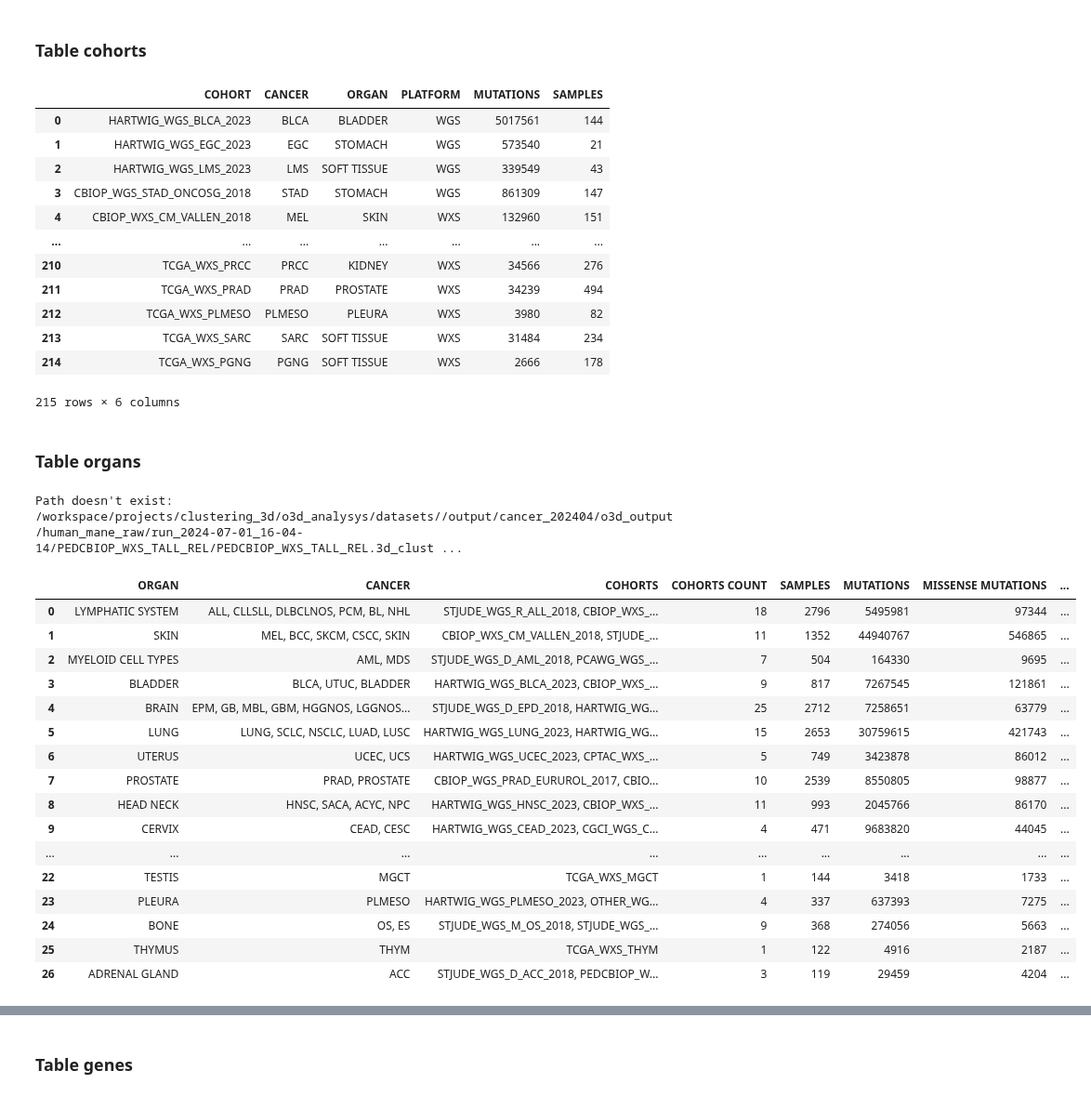
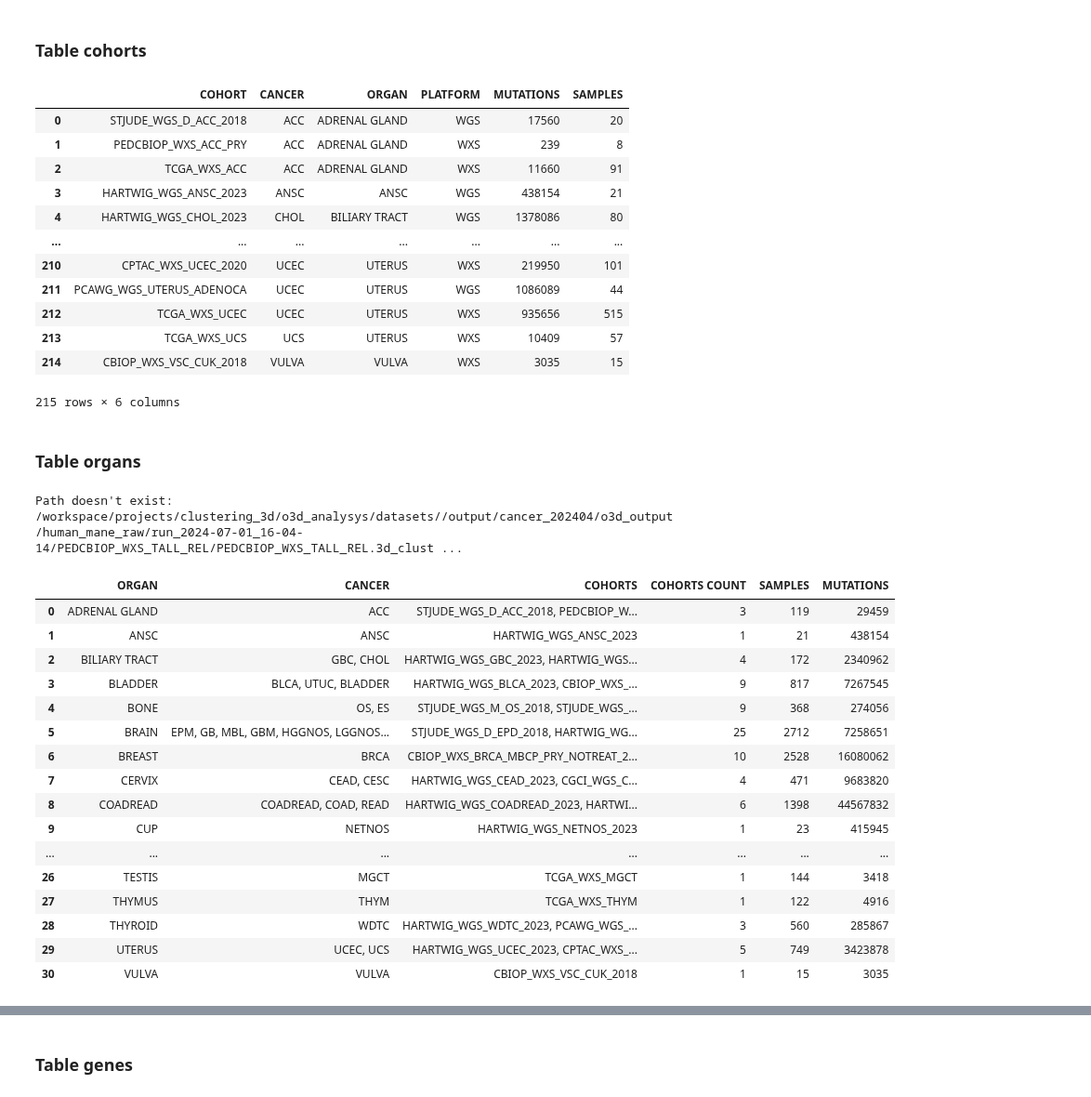
Before and after one commit to bbglab/oncodrive3d_paper, a Jupyter notebook: fig5_landscape_and_distributions/landscape.ipynb, the cells around one changed output, grey strips where cells are left out. Shown at 93% size. Saved outputs shown, nothing was run; the diff lists cells and outputs as text; code cells hidden in the pictures.

```diff
--- a/fig5_landscape_and_distributions/landscape.ipynb
+++ b/fig5_landscape_and_distributions/landscape.ipynb
@@ -1217,23 +1217,26 @@ cohort_df_table.ORGAN = cohort_df_table.ORGAN.str.replace("_", " ")
 cohort_df_table.ORGAN = cohort_df_table.ORGAN.str.replace("LYMPH", "LYMPHATIC SYSTEM")
 cohort_df_table.ORGAN = cohort_df_table.ORGAN.str.replace("MYELOID", "MYELOID CELL TYPES")
 cohort_df_table.COHORT = cohort_df_table.COHORT.str.replace("TCGA_WXS_SOFT_TISSUE", "TCGA_WXS_SARC")
+cohort_df_table.ORGAN = cohort_df_table.ORGAN.str.replace("_", " ")
+cohort_df_table.ORGAN = cohort_df_table.ORGAN.str.replace("SOFT TISSUE", "SARC")
 
 cohort_df_table.insert(2, "ORGAN", cohort_df_table.pop("ORGAN"))
+cohort_df_table = cohort_df_table.sort_values(["ORGAN", "CANCER"]).reset_index(drop=True)
 cohort_df_table.to_csv("data/cohorts.tsv", index=False, sep="\t")
 cohort_df_table
 # %% [output]
 |  | COHORT | CANCER | ORGAN | PLATFORM | MUTATIONS | SAMPLES |
-| 0 | HARTWIG_WGS_BLCA_2023 | BLCA | BLADDER | WGS | 5017561 | 144 |
-| 1 | HARTWIG_WGS_EGC_2023 | EGC | STOMACH | WGS | 573540 | 21 |
-| 2 | HARTWIG_WGS_LMS_2023 | LMS | SOFT TISSUE | WGS | 339549 | 43 |
-| 3 | CBIOP_WGS_STAD_ONCOSG_2018 | STAD | STOMACH | WGS | 861309 | 147 |
-| 4 | CBIOP_WXS_CM_VALLEN_2018 | MEL | SKIN | WXS | 132960 | 151 |
+| 0 | STJUDE_WGS_D_ACC_2018 | ACC | ADRENAL GLAND | WGS | 17560 | 20 |
+| 1 | PEDCBIOP_WXS_ACC_PRY | ACC | ADRENAL GLAND | WXS | 239 | 8 |
+| 2 | TCGA_WXS_ACC | ACC | ADRENAL GLAND | WXS | 11660 | 91 |
+| 3 | HARTWIG_WGS_ANSC_2023 | ANSC | ANSC | WGS | 438154 | 21 |
+| 4 | HARTWIG_WGS_CHOL_2023 | CHOL | BILIARY TRACT | WGS | 1378086 | 80 |
 | ... | ... | ... | ... | ... | ... | ... |
-| 210 | TCGA_WXS_PRCC | PRCC | KIDNEY | WXS | 34566 | 276 |
-| 211 | TCGA_WXS_PRAD | PRAD | PROSTATE | WXS | 34239 | 494 |
-| 212 | TCGA_WXS_PLMESO | PLMESO | PLEURA | WXS | 3980 | 82 |
-| 213 | TCGA_WXS_SARC | SARC | SOFT TISSUE | WXS | 31484 | 234 |
-| 214 | TCGA_WXS_PGNG | PGNG | SOFT TISSUE | WXS | 2666 | 178 |
+| 210 | CPTAC_WXS_UCEC_2020 | UCEC | UTERUS | WXS | 219950 | 101 |
+| 211 | PCAWG_WGS_UTERUS_ADENOCA | UCEC | UTERUS | WGS | 1086089 | 44 |
+| 212 | TCGA_WXS_UCEC | UCEC | UTERUS | WXS | 935656 | 515 |
+| 213 | TCGA_WXS_UCS | UCS | UTERUS | WXS | 10409 | 57 |
+| 214 | CBIOP_WXS_VSC_CUK_2018 | VULVA | VULVA | WXS | 3035 | 15 |
 215 rows × 6 columns
 # %% [markdown]
 ### Table organs
@@ -1261,7 +1264,7 @@ def add_genes_to_organ_tables(df_binary, organ_table):
     for organ in df_binary.columns:
         detected_genes[organ] = ", ".join(df_binary.index[df_binary[organ] == 1].tolist())
 
-    organ_table["DETECTED GENES"] = organ_table.ORGAN.apply(lambda x: detected_genes[x])
+    organ_table["DETECTED GENES"] = organ_table.ORGAN.apply(lambda x: detected_genes[x] if x in detected_genes else np.nan)
 
     return organ_table
 
@@ -1275,7 +1278,6 @@ def rearrenge_organ_table(organ_table):
             "COHORTS COUNT",
             "SAMPLES",
             "MUTATIONS",
-            "MISSENSE MUTATIONS",
             "MUTATIONS IN CLUSTERS",
             "DETECTED GENES COUNT",
             "DETECTED GENES"]
@@ -1289,13 +1291,12 @@ def get_organ_table(df_binary, cohort_hits_count, cohorts_df):
     organ_table = cohorts_df.groupby("GENERAL_CANCER_TYPE").apply(lambda x: init_organs_table(x)).reset_index()
     organ_table = organ_table.rename(columns={"GENERAL_CANCER_TYPE" : "ORGAN"})
 
-    organ_table_cohorts = cohort_hits_count[["Mut", "Clust_mut", "Oncodrive3D", "Cohort_count"]].reset_index().rename(
+    organ_table_cohorts = cohort_hits_count[["Clust_mut", "Oncodrive3D", "Cohort_count"]].reset_index().rename(
     columns={"General_cancer" : "ORGAN",
-             "Mut" : "MISSENSE MUTATIONS",
              "Clust_mut" : "MUTATIONS IN CLUSTERS",
              "Oncodrive3D" : "DETECTED GENES COUNT"}).drop(columns=["Cohort_count"])
 
-    organ_table_final = organ_table.merge(organ_table_cohorts, on="ORGAN")
+    organ_table_final = organ_table.merge(organ_table_cohorts, on="ORGAN", how="left")
     organ_table_final = add_genes_to_organ_tables(df_binary, organ_table_final)
     organ_table_final = rearrenge_organ_table(organ_table_final)
 
@@ -1320,32 +1321,36 @@ def get_mut_count(cohorts_df, o3d_output_dir):
 # %%
 _, df_binary, _, _, cohort_hits_count = get_gene_cohorts_binary(genetable,
                                                                  cohort_df,
                                                                  o3d_output_dir=o3d_output_dir,
                                                                  top_cohorts_n=None,
                                                                  top_genes_n=None,
                                                                  cgc_df=cgc_df,
                                                                  cohorts_parent_dict=cohorts_tissue_parent_dict,
                                                                  grouped_by_organ=True,
                                                                  sort_by_score_only=True)
 
 organ_table = get_organ_table(df_binary, cohort_hits_count, cohort_df)
+organ_table.ORGAN = organ_table.ORGAN.str.replace("SOFT TISSUE", "SARC")
+organ_table = organ_table.drop(columns=["MUTATIONS IN CLUSTERS", "DETECTED GENES COUNT", "DETECTED GENES"])
+organ_table = organ_table.sort_values("ORGAN").reset_index(drop=True)
+organ_table.to_csv("data/organs.tsv", index=False, sep="\t")
 organ_table
 # %% [output]
 Path doesn't exist: /workspace/projects/clustering_3d/o3d_analysys/datasets//output/cancer_202404/o3d_output/human_mane_raw/run_2024-07-01_16-04-14/PEDCBIOP_WXS_TALL_REL/PEDCBIOP_WXS_TALL_REL.3d_clust ...
-|  | ORGAN | CANCER | COHORTS | COHORTS COUNT | SAMPLES | MUTATIONS | MISSENSE MUTATIONS | ... |
-| 0 | LYMPHATIC SYSTEM | ALL, CLLSLL, DLBCLNOS, PCM, BL, NHL | STJUDE_WGS_R_ALL_2018, CBIOP_WXS_... | 18 | 2796 | 5495981 | 97344 | ... |
-| 1 | SKIN | MEL, BCC, SKCM, CSCC, SKIN | CBIOP_WXS_CM_VALLEN_2018, STJUDE_... | 11 | 1352 | 44940767 | 546865 | ... |
-| 2 | MYELOID CELL TYPES | AML, MDS | STJUDE_WGS_D_AML_2018, PCAWG_WGS_... | 7 | 504 | 164330 | 9695 | ... |
-| 3 | BLADDER | BLCA, UTUC, BLADDER | HARTWIG_WGS_BLCA_2023, CBIOP_WXS_... | 9 | 817 | 7267545 | 121861 | ... |
-| 4 | BRAIN | EPM, GB, MBL, GBM, HGGNOS, LGGNOS... | STJUDE_WGS_D_EPD_2018, HARTWIG_WG... | 25 | 2712 | 7258651 | 63779 | ... |
-| 5 | LUNG | LUNG, SCLC, NSCLC, LUAD, LUSC | HARTWIG_WGS_LUNG_2023, HARTWIG_WG... | 15 | 2653 | 30759615 | 421743 | ... |
-| 6 | UTERUS | UCEC, UCS | HARTWIG_WGS_UCEC_2023, CPTAC_WXS_... | 5 | 749 | 3423878 | 86012 | ... |
-| 7 | PROSTATE | PRAD, PROSTATE | CBIOP_WGS_PRAD_EURUROL_2017, CBIO... | 10 | 2539 | 8550805 | 98877 | ... |
-| 8 | HEAD NECK | HNSC, SACA, ACYC, NPC | HARTWIG_WGS_HNSC_2023, CBIOP_WXS_... | 11 | 993 | 2045766 | 86170 | ... |
-| 9 | CERVIX | CEAD, CESC | HARTWIG_WGS_CEAD_2023, CGCI_WGS_C... | 4 | 471 | 9683820 | 44045 | ... |
-| ... | ... | ... | ... | ... | ... | ... | ... | ... |
-| 22 | TESTIS | MGCT | TCGA_WXS_MGCT | 1 | 144 | 3418 | 1733 | ... |
-| 23 | PLEURA | PLMESO | HARTWIG_WGS_PLMESO_2023, OTHER_WG... | 4 | 337 | 637393 | 7275 | ... |
-| 24 | BONE | OS, ES | STJUDE_WGS_M_OS_2018, STJUDE_WGS_... | 9 | 368 | 274056 | 5663 | ... |
-| 25 | THYMUS | THYM | TCGA_WXS_THYM | 1 | 122 | 4916 | 2187 | ... |
-| 26 | ADRENAL GLAND | ACC | STJUDE_WGS_D_ACC_2018, PEDCBIOP_W... | 3 | 119 | 29459 | 4204 | ... |
+|  | ORGAN | CANCER | COHORTS | COHORTS COUNT | SAMPLES | MUTATIONS |
+| 0 | ADRENAL GLAND | ACC | STJUDE_WGS_D_ACC_2018, PEDCBIOP_W... | 3 | 119 | 29459 |
+| 1 | ANSC | ANSC | HARTWIG_WGS_ANSC_2023 | 1 | 21 | 438154 |
+| 2 | BILIARY TRACT | GBC, CHOL | HARTWIG_WGS_GBC_2023, HARTWIG_WGS... | 4 | 172 | 2340962 |
+| 3 | BLADDER | BLCA, UTUC, BLADDER | HARTWIG_WGS_BLCA_2023, CBIOP_WXS_... | 9 | 817 | 7267545 |
+| 4 | BONE | OS, ES | STJUDE_WGS_M_OS_2018, STJUDE_WGS_... | 9 | 368 | 274056 |
+| 5 | BRAIN | EPM, GB, MBL, GBM, HGGNOS, LGGNOS... | STJUDE_WGS_D_EPD_2018, HARTWIG_WG... | 25 | 2712 | 7258651 |
+| 6 | BREAST | BRCA | CBIOP_WXS_BRCA_MBCP_PRY_NOTREAT_2... | 10 | 2528 | 16080062 |
+| 7 | CERVIX | CEAD, CESC | HARTWIG_WGS_CEAD_2023, CGCI_WGS_C... | 4 | 471 | 9683820 |
+| 8 | COADREAD | COADREAD, COAD, READ | HARTWIG_WGS_COADREAD_2023, HARTWI... | 6 | 1398 | 44567832 |
+| 9 | CUP | NETNOS | HARTWIG_WGS_NETNOS_2023 | 1 | 23 | 415945 |
+| ... | ... | ... | ... | ... | ... | ... |
+| 26 | TESTIS | MGCT | TCGA_WXS_MGCT | 1 | 144 | 3418 |
+| 27 | THYMUS | THYM | TCGA_WXS_THYM | 1 | 122 | 4916 |
+| 28 | THYROID | WDTC | HARTWIG_WGS_WDTC_2023, PCAWG_WGS_... | 3 | 560 | 285867 |
+| 29 | UTERUS | UCEC, UCS | HARTWIG_WGS_UCEC_2023, CPTAC_WXS_... | 5 | 749 | 3423878 |
+| 30 | VULVA | VULVA | CBIOP_WXS_VSC_CUK_2018 | 1 | 15 | 3035 |
```
Also changed, not shown: parts of 2 cells of this notebook, 2 other files.
